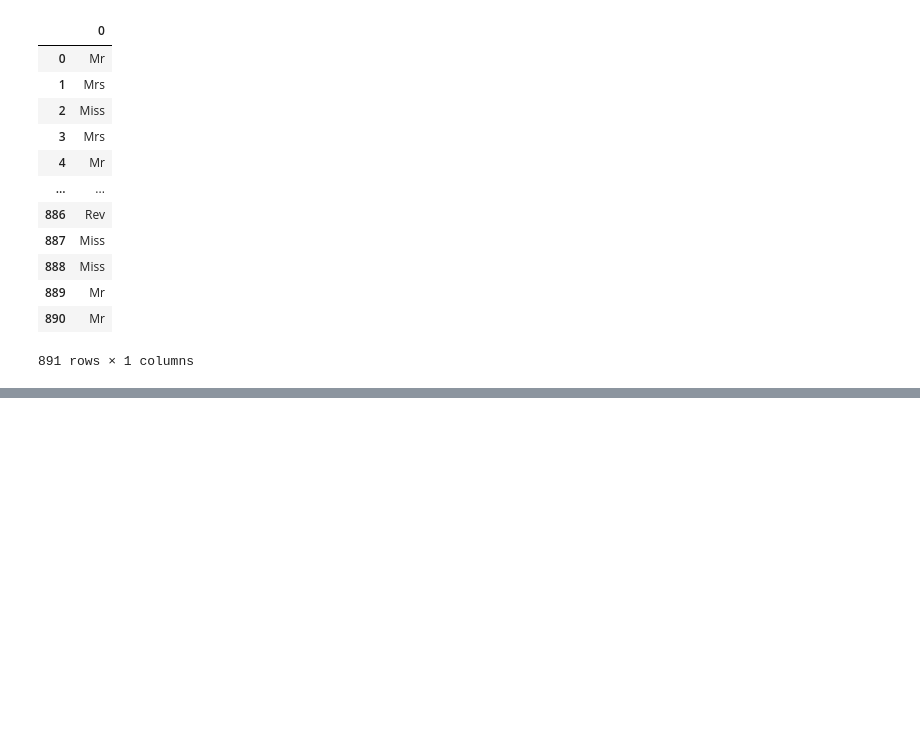
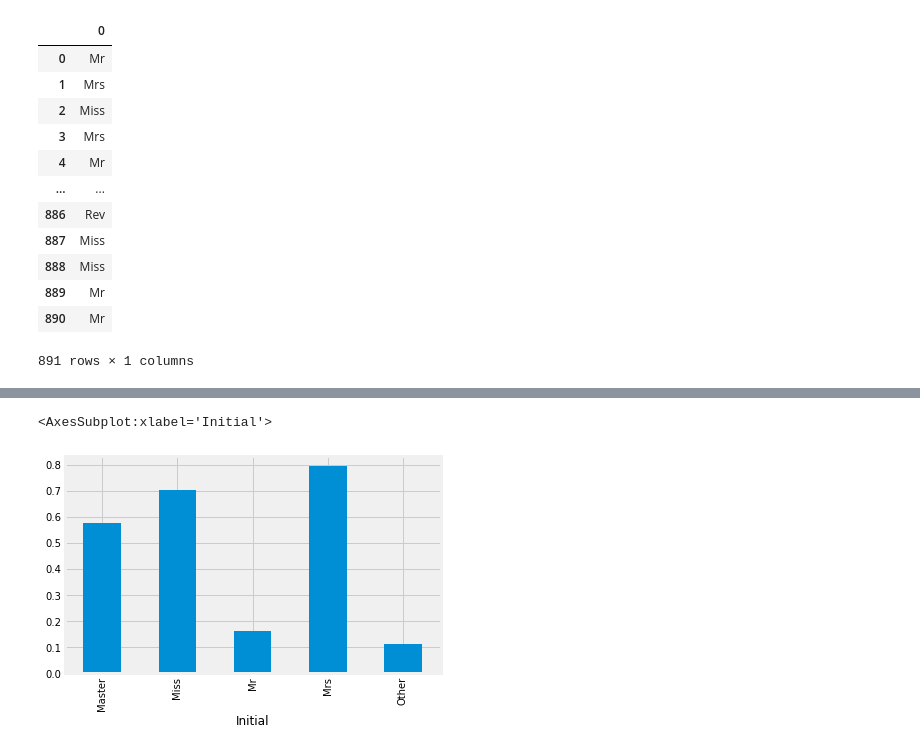
Before and after one commit to jsj267/Kaggle-Struggle, a Jupyter notebook: kaggle transcript/Titanic - you han lee.ipynb, the cells around one changed output, grey strips where cells are left out. Cells and saved outputs as stored; diff of their text form; code cells hidden in the pictures; blank space fills up the shorter version.

```diff
--- a/kaggle transcript/Titanic - you han lee.ipynb
+++ b/kaggle transcript/Titanic - you han lee.ipynb
@@ -13,8 +13,8 @@ warnings.filterwarnings('ignore')
 
 %matplotlib inline
 # %%
-df_train = pd.read_csv("./titanic/data/train.csv")
-df_test = pd.read_csv("./titanic/data/test.csv")
+df_train = pd.read_csv("./train.csv")
+df_test = pd.read_csv("./test.csv")
 # %%
 df_train.head()
 # %% [output]
@@ -358,4 +359,5 @@ df_train['Name'].str.extract('([A-Za-z]+)\.')
 | 890 | Mr |
 891 rows × 1 columns
 # %%
-df_train['Initial'] =
+df_train['Initial'] = df_train['Name'].str.extract('([A-Za-z]+)\.')
+df_test['Initial'] = df_test['Name'].str.extract('([A-Za-z]+)\.')
@@ -363,0 +395,7 @@ SyntaxError: invalid syntax (<ipython-input-37-fc3e94b00530>, line 1)
+# %%
+df_train['Initial'].replace(['Mlle', 'Mme', 'Ms', 'Dr', 'Major', 'Lady', 'Countess', 'Jonkheer', 'Col', 'Rev', 'Capt', 'Sir', 'Don', 'Dona'],
+                           ['Miss', 'Miss', 'Miss', 'Mr', 'Mr', 'Mrs', 'Mrs', 'Other', 'Other', 'Other', 'Mr', 'Mr', 'Mr', 'Mr'],
+                           inplace=True)
+df_test['Initial'].replace(['Mlle', 'Mme', 'Ms', 'Dr', 'Major', 'Lady', 'Countess', 'Jonkheer', 'Col', 'Rev', 'Capt', 'Sir', 'Don', 'Dona'],
+                           ['Miss', 'Miss', 'Miss', 'Mr', 'Mr', 'Mrs', 'Mrs', 'Other', 'Other', 'Other', 'Mr', 'Mr', 'Mr', 'Mr'],
+                           inplace=True)
@@ -363,0 +412,5 @@ SyntaxError: invalid syntax (<ipython-input-37-fc3e94b00530>, line 1)
+# %%
+df_train.groupby('Initial')['Survived'].mean().plot.bar()
+# %% [output]
+<AxesSubplot:xlabel='Initial'>
+[figure, added]
```
Also changed, not shown: parts of 57 cells of this notebook.
